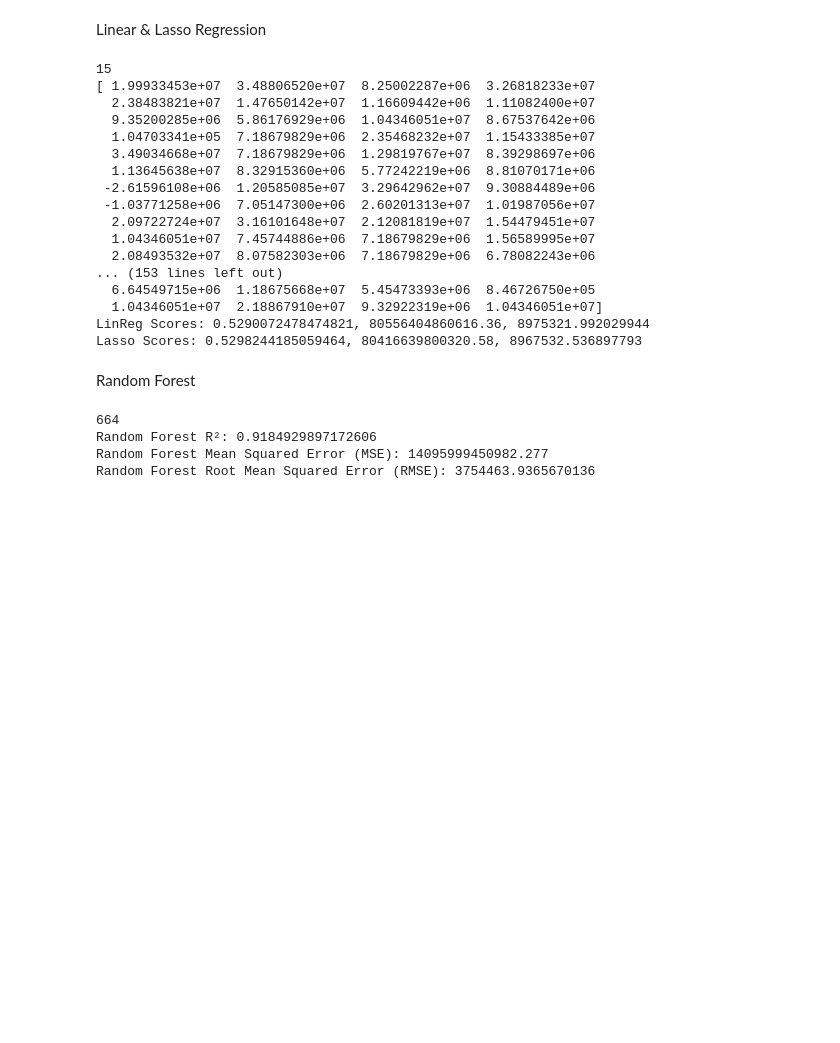
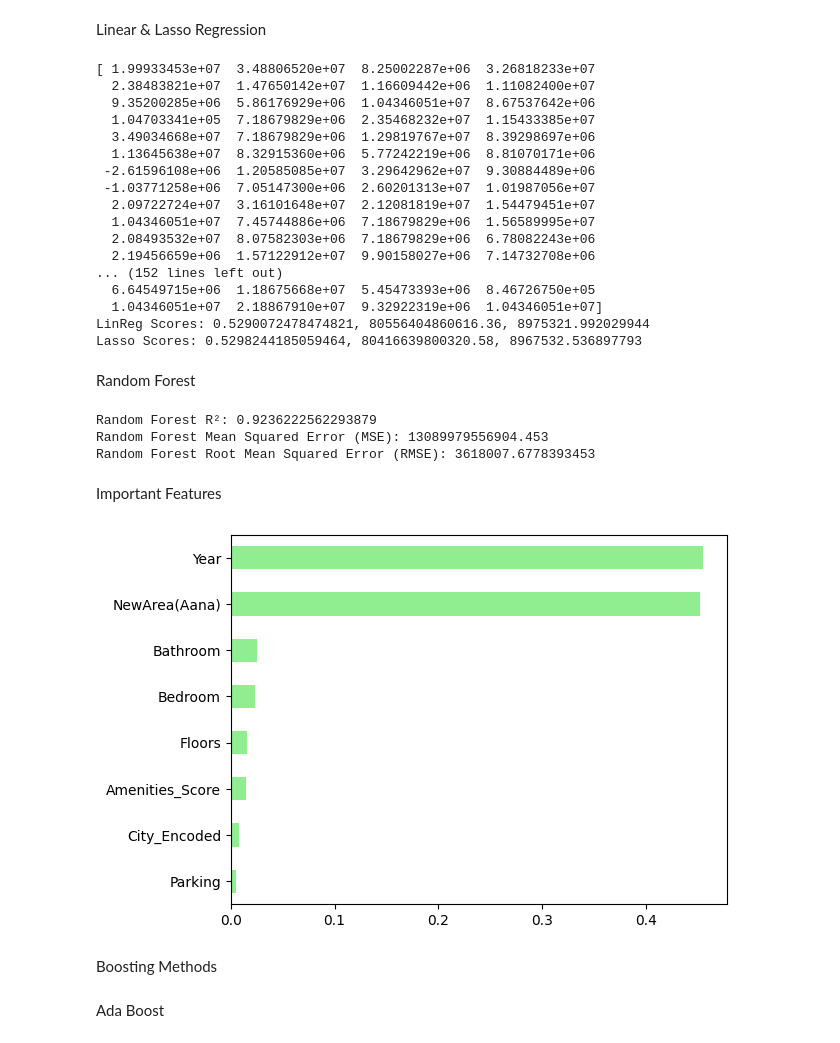
Before and after one commit to Swoyesh/House_Price_Predictor, a Jupyter notebook: housing.ipynb, the cells around one changed output. Saved outputs shown, nothing was run; the diff lists cells and outputs as text; code cells hidden in the pictures; blank space fills up the shorter version.

Commit message:
Boosting Methods Added

```diff
--- a/housing.ipynb
+++ b/housing.ipynb
@@ -1549,34 +1555,33 @@ plt.show()
 # %% [markdown]
 Linear & Lasso Regression
 # %%
-X = cleanData[['City_Encoded', 'Bedroom', 'Bathroom', 'Floors', 'Parking', 'Year', 'NewArea(Aana)', 'New Views', 'Amenities_Score']].values
-y = cleanData['Price'].values
+# X = cleanData[['City_Encoded', 'Bedroom', 'Bathroom', 'Floors', 'Parking', 'Year', 'NewArea(Aana)', 'New Views', 'Amenities_Score']].values
+# y = cleanData['Price'].values
 
-X_train, X_test, y_train, y_test = train_test_split(X, y, test_size=0.3, random_state=21)
+# X_train, X_test, y_train, y_test = train_test_split(X, y, test_size=0.3, random_state=21)
 
-scaler = StandardScaler()
-X_train_scale = scaler.fit_transform(X_train)
-X_test_scale = scaler.transform(X_test)
+# scaler = StandardScaler()
+# X_train_scale = scaler.fit_transform(X_train)
+# X_test_scale = scaler.transform(X_test)
 
-lin_reg = LinearRegression()
-lin_reg.fit(X_train_scale, y_train)
+# lin_reg = LinearRegression()
+# lin_reg.fit(X_train_scale, y_train)
 
-y_pred = lin_reg.predict(X_test_scale)
+# y_pred = lin_reg.predict(X_test_scale)
 
-lasso_cv = Lasso(alpha=100000)
-lasso_cv.fit(X_train_scale, y_train)
+# lasso_cv = Lasso(alpha=100000)
+# lasso_cv.fit(X_train_scale, y_train)
 
-y_pred_l = lasso_cv.predict(X_test_scale)
+# y_pred_l = lasso_cv.predict(X_test_scale)
 
-print(y_pred_l)
+# print(y_pred_l)
 
-def root_mean_squared_error(y_true, y_pred):
-    return np.sqrt(mean_squared_error(y_true, y_pred))
+# def root_mean_squared_error(y_true, y_pred):
+#     return np.sqrt(mean_squared_error(y_true, y_pred))
 
-print(f"LinReg Scores: {lin_reg.score(X_test_scale, y_test)}, {mean_squared_error(y_test, y_pred)}, {root_mean_squared_error(y_test, y_pred)}")
-print(f"Lasso Scores: {lasso_cv.score(X_test_scale, y_test)}, {mean_squared_error(y_test, y_pred_l)}, {root_mean_squared_error(y_test, y_pred_l)}")
+# print(f"LinReg Scores: {lin_reg.score(X_test_scale, y_test)}, {mean_squared_error(y_test, y_pred)}, {root_mean_squared_error(y_test, y_pred)}")
+# print(f"Lasso Scores: {lasso_cv.score(X_test_scale, y_test)}, {mean_squared_error(y_test, y_pred_l)}, {root_mean_squared_error(y_test, y_pred_l)}")
 # %% [output]
-15
 [ 1.99933453e+07  3.48806520e+07  8.25002287e+06  3.26818233e+07
   2.38483821e+07  1.47650142e+07  1.16609442e+06  1.11082400e+07
   9.35200285e+06  5.86176929e+06  1.04346051e+07  8.67537642e+06
@@ -1588,7 +1593,8 @@ print(f"Lasso Scores: {lasso_cv.score(X_test_scale, y_test)}, {mean_squared_erro
   2.09722724e+07  3.16101648e+07  2.12081819e+07  1.54479451e+07
   1.04346051e+07  7.45744886e+06  7.18679829e+06  1.56589995e+07
   2.08493532e+07  8.07582303e+06  7.18679829e+06  6.78082243e+06
-... (153 lines left out)
+  2.19456659e+06  1.57122912e+07  9.90158027e+06  7.14732708e+06
+... (152 lines left out)
   6.64549715e+06  1.18675668e+07  5.45473393e+06  8.46726750e+05
   1.04346051e+07  2.18867910e+07  9.32922319e+06  1.04346051e+07]
 LinReg Scores: 0.5290072478474821, 80556404860616.36, 8975321.992029944
@@ -1598,17 +1604,14 @@ Random Forest
 # %%
 X = cleanData[['City_Encoded', 'Bedroom', 'Bathroom', 'Floors', 'Parking', 'Year', 'NewArea(Aana)', 'Amenities_Score']].values
 y = cleanData['Price'].values
+SEED = 42
 
-X_train, X_test, y_train, y_test = train_test_split(X, y, test_size=0.3, random_state=42)
+X_train, X_test, y_train, y_test = train_test_split(X, y, test_size=0.2, random_state=SEED)
 
-scaler = StandardScaler()
-X_train_scaled = scaler.fit_transform(X_train)
-X_test_scaled = scaler.transform(X_test)
+rf_regressor = RandomForestRegressor(n_estimators=100, random_state=SEED)
+rf_regressor.fit(X_train, y_train)
 
-rf_regressor = RandomForestRegressor(n_estimators=100, random_state=42)
-rf_regressor.fit(X_train_scaled, y_train)
-
-y_pred_rf = rf_regressor.predict(X_test_scaled)
+y_pred_rf = rf_regressor.predict(X_test)
 
 r2 = r2_score(y_test, y_pred_rf)
 mse = mean_squared_error(y_test, y_pred_rf)
@@ -1618,7 +1621,20 @@ print(f"Random Forest R²: {r2}")
 print(f"Random Forest Mean Squared Error (MSE): {mse}")
 print(f"Random Forest Root Mean Squared Error (RMSE): {rmse}")
 # %% [output]
-664
-Random Forest R²: 0.9184929897172606
-Random Forest Mean Squared Error (MSE): 14095999450982.277
-Random Forest Root Mean Squared Error (RMSE): 3754463.9365670136
+Random Forest R²: 0.9236222562293879
+Random Forest Mean Squared Error (MSE): 13089979556904.453
+Random Forest Root Mean Squared Error (RMSE): 3618007.6778393453
+# %% [markdown]
+Important Features
+# %%
+importances_rf = pd.Series(rf_regressor.feature_importances_, index = ['City_Encoded', 'Bedroom', 'Bathroom', 'Floors', 'Parking', 'Year', 'NewArea(Aana)', 'Amenities_Score'])
+sorted_importances_rf = importances_rf.sort_values()
+
+sorted_importances_rf.plot(kind='barh', color='lightgreen')
+plt.show()
+# %% [output]
+[figure, added]
+# %% [markdown]
+Boosting Methods
+# %% [markdown]
+Ada Boost
```
Also changed, not shown: parts of 7 cells of this notebook.
